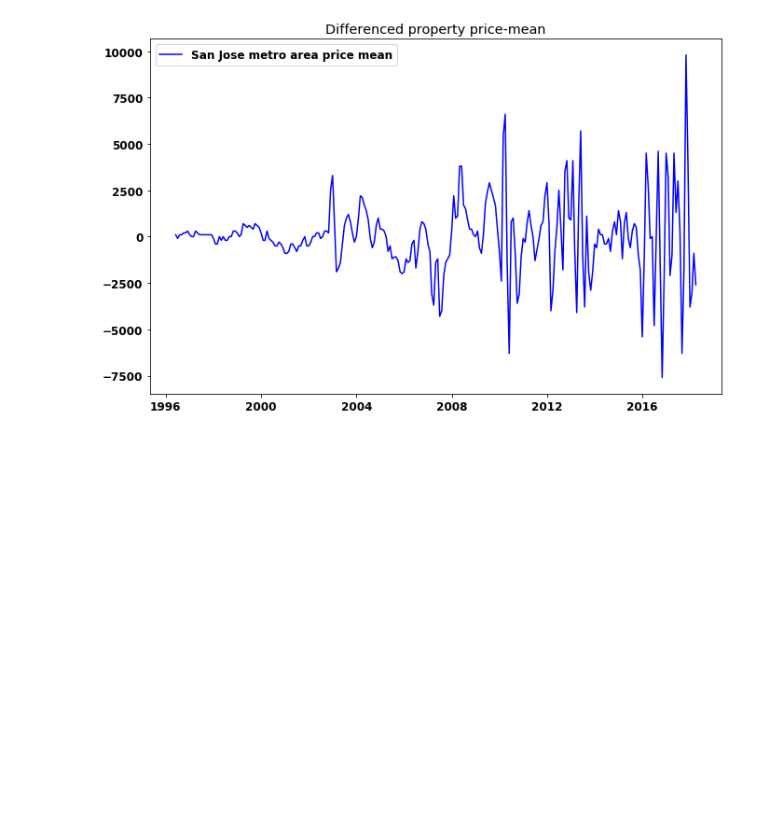
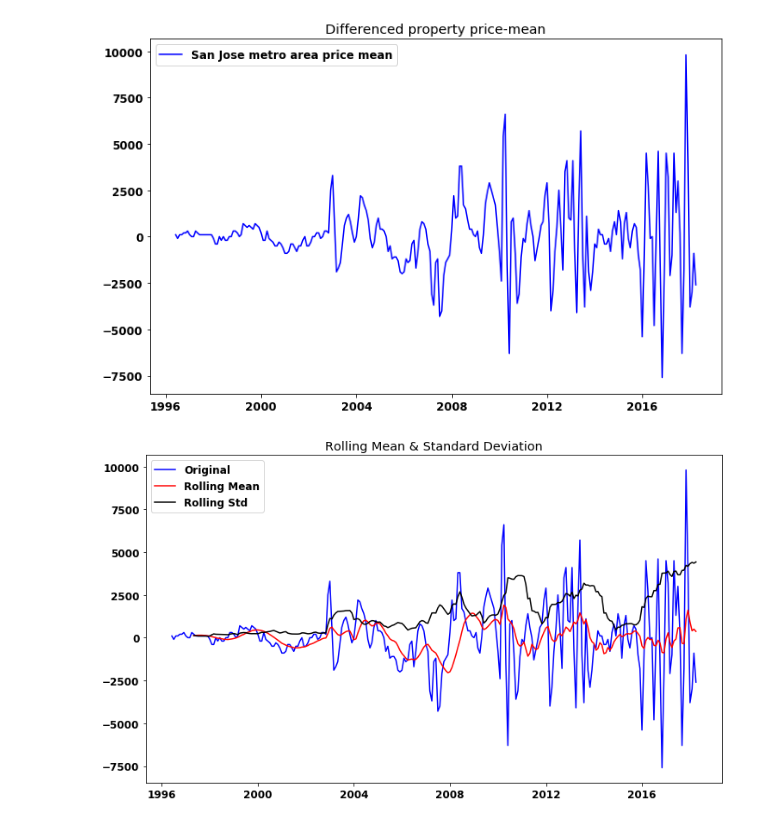
Before and after one commit to FarnazG/CodeReviews, a Jupyter notebook: time_series_codereview.ipynb, the cells around one changed output. Saved outputs shown, nothing was run; the diff lists cells and outputs as text; code cells hidden in the pictures; blank space fills up the shorter version.

```diff
--- a/time_series_codereview.ipynb
+++ b/time_series_codereview.ipynb
@@ -343,3 +343,13 @@ plt.show(block=False)
 # %%
 roll_mean = city_df_diff.rolling(window=12, center=False).mean()
 roll_std = city_df_diff.rolling(window=12, center=False).std()
+# %%
+fig = plt.figure(figsize=(12,7))
+plt.plot(city_df_diff, color='blue', label='Original')
+plt.plot(roll_mean, color='red', label='Rolling Mean')
+plt.plot(roll_std, color='black', label = 'Rolling Std')
+plt.legend(loc='best')
+plt.title('Rolling Mean & Standard Deviation')
+plt.show(block=False)
+# %% [output]
+[figure, added]
```
Also changed, not shown: parts of 2 cells of this notebook.
